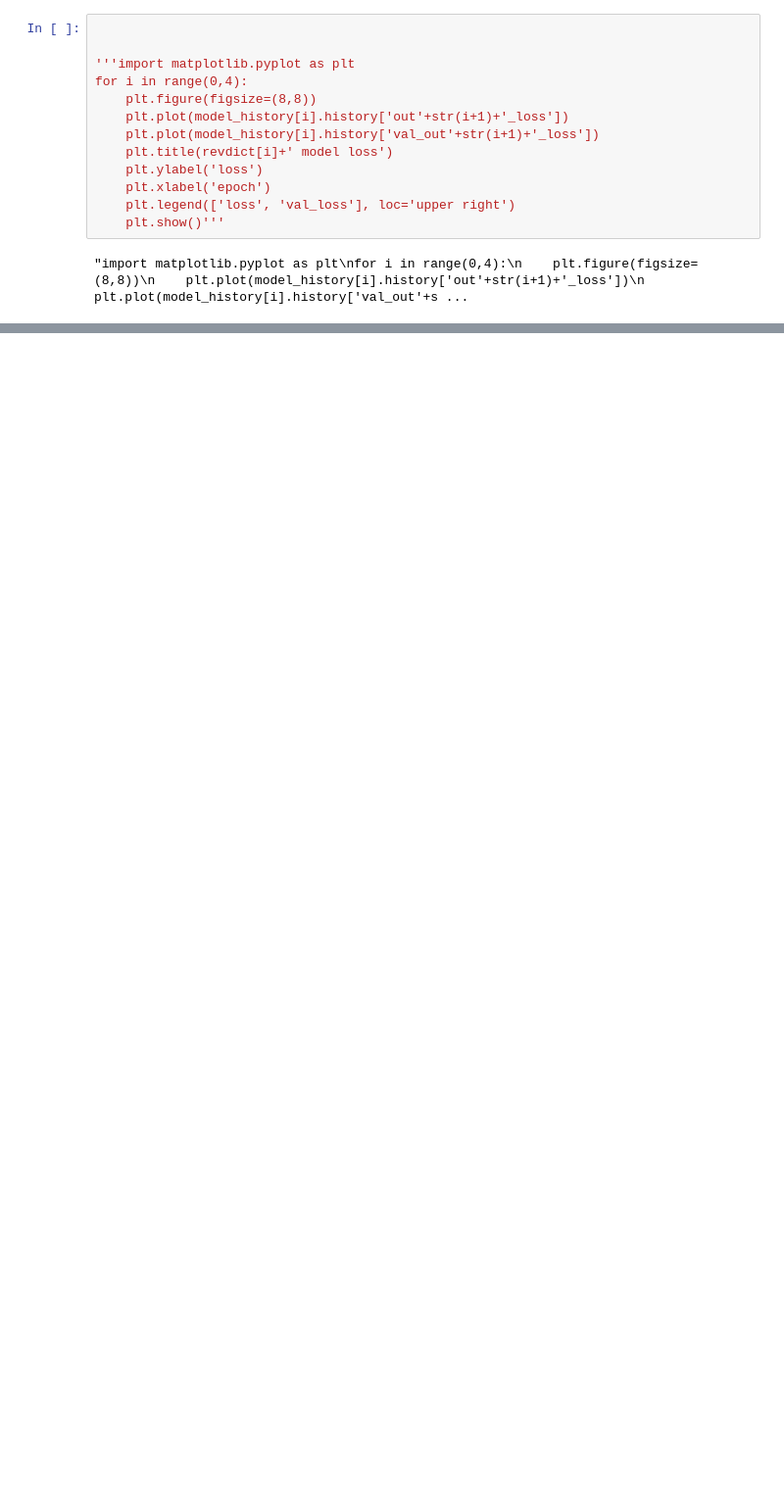
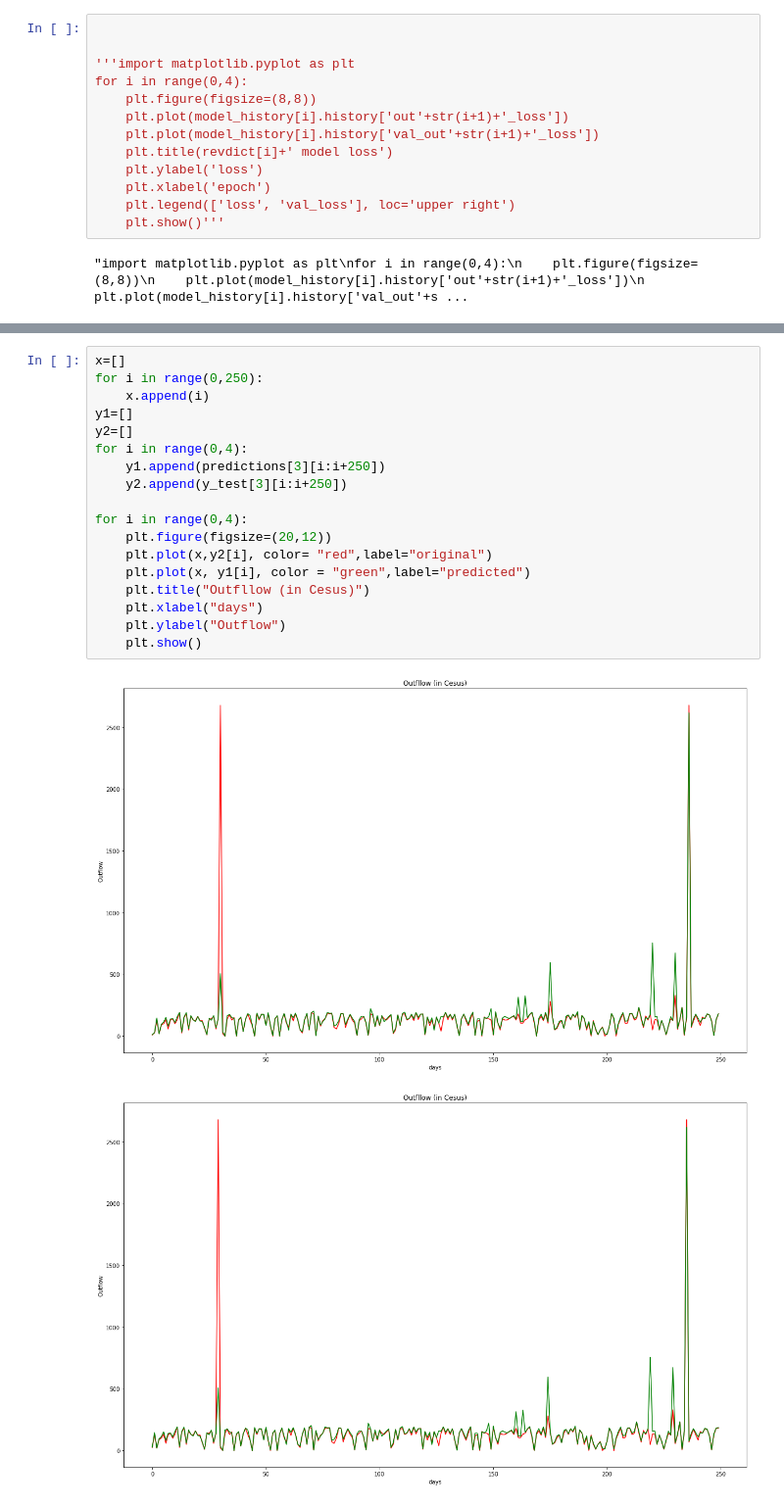
Before and after one commit to satrunjaykumar/Chennai-water-Management-using-LSTM-and-CNN, a Jupyter notebook: pythoncode.ipynb, the cells around one changed output, grey strips where cells are left out. Shown at 98% size. Drawn from its saved outputs; the diff is of its cells as text; blank space fills up the shorter version.

```diff
--- a/pythoncode.ipynb
+++ b/pythoncode.ipynb
@@ -272,0 +338,21 @@ plt.show()
+# %%
+x=[]
+for i in range(0,250):
+    x.append(i)
+y1=[]
+y2=[]
+for i in range(0,4):
+    y1.append(predictions[3][i:i+250])
+    y2.append(y_test[3][i:i+250])
+
+for i in range(0,4):
+    plt.figure(figsize=(20,12))
+    plt.plot(x,y2[i], color= "red",label="original")
+    plt.plot(x, y1[i], color = "green",label="predicted")
+    plt.title("Outfllow (in Cesus)")
+    plt.xlabel("days")
+    plt.ylabel("Outflow")
+    plt.show()
+# %% [output]
+[figure, added]
+[figure, added]
```
Also changed, not shown: parts of 17 cells of this notebook.
